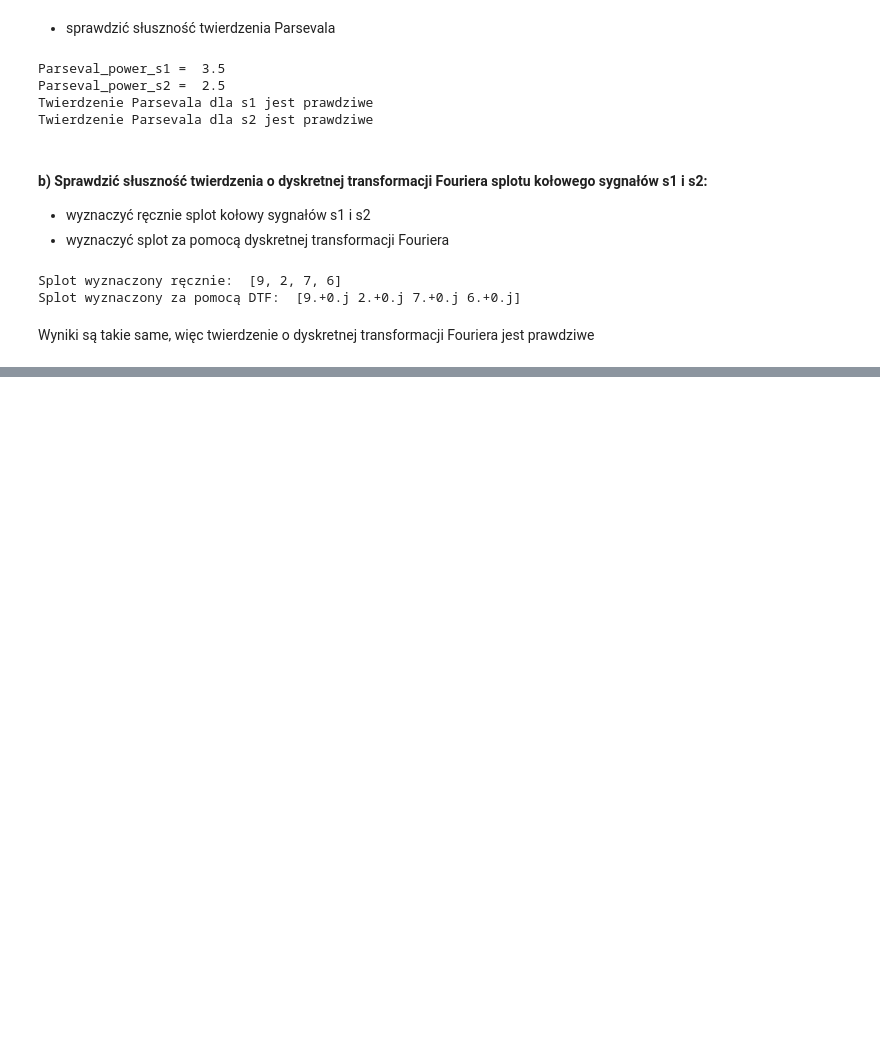
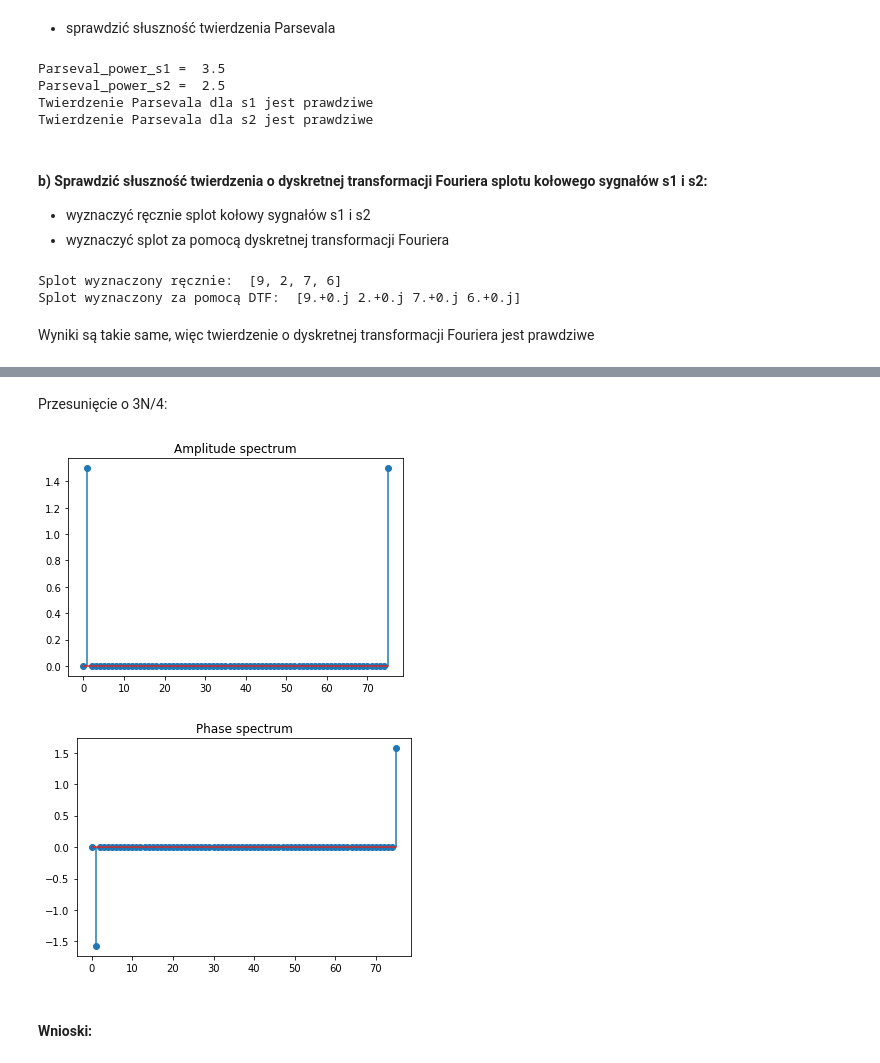
Before and after one commit to MikalaiStelmakh/STUD-WMM-22L, a Jupyter notebook: Lab1/lab1.ipynb, the cells around one changed output, grey strips where cells are left out. Cells and saved outputs as stored; diff of their text form; code cells hidden in the pictures; blank space fills up the shorter version.

```diff
--- a/Lab1/lab1.ipynb
+++ b/Lab1/lab1.ipynb
@@ -96,0 +158,16 @@ Wyniki są takie same, więc twierdzenie o dyskretnej transformacji Fouriera jes
+# %% [markdown]
+Przesunięcie o 3N/4:
+# %%
+amplitude_spectrum, phase_spectrum = calc_spectrums(signal, N_list[3])
+plt.stem(amplitude_spectrum)
+plt.title("Amplitude spectrum")
+plt.show()
+
+plt.stem(phase_spectrum)
+plt.title("Phase spectrum")
+plt.show()
+# %% [output]
+[figure, added]
+[figure, added]
+# %% [markdown]
+#### Wnioski:
```
Also changed, not shown: parts of 25 cells of this notebook.
